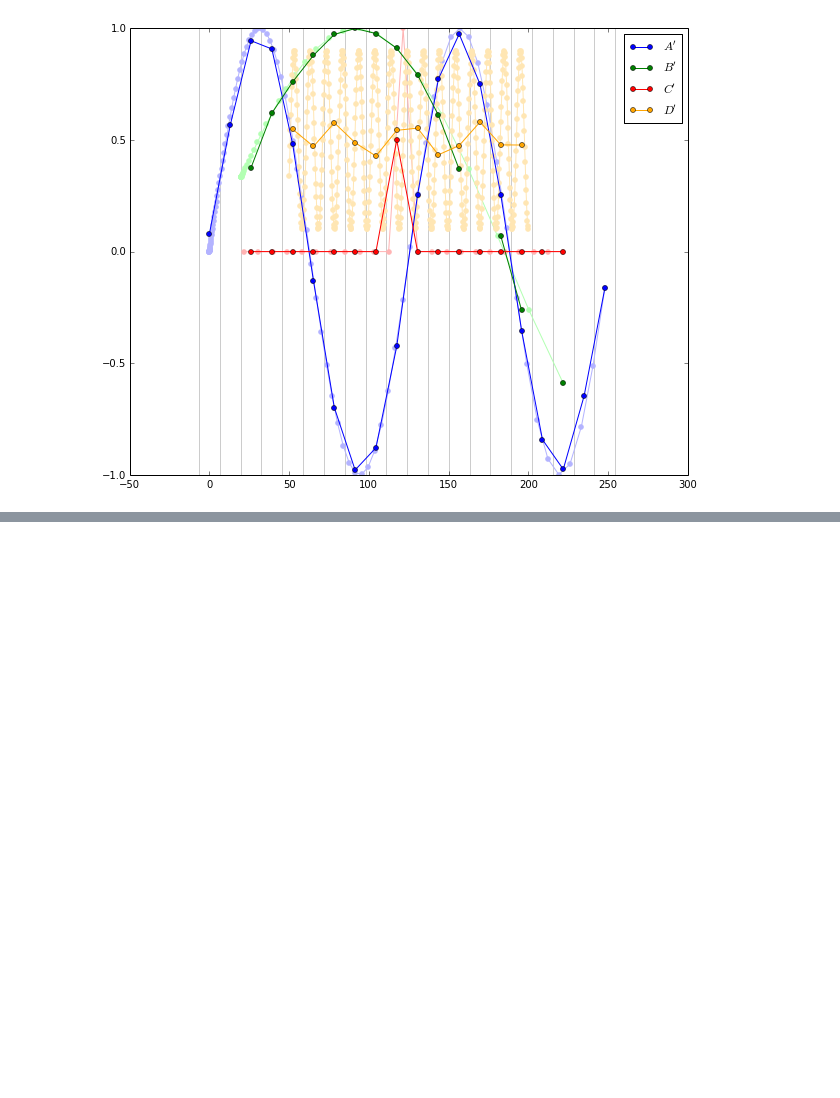
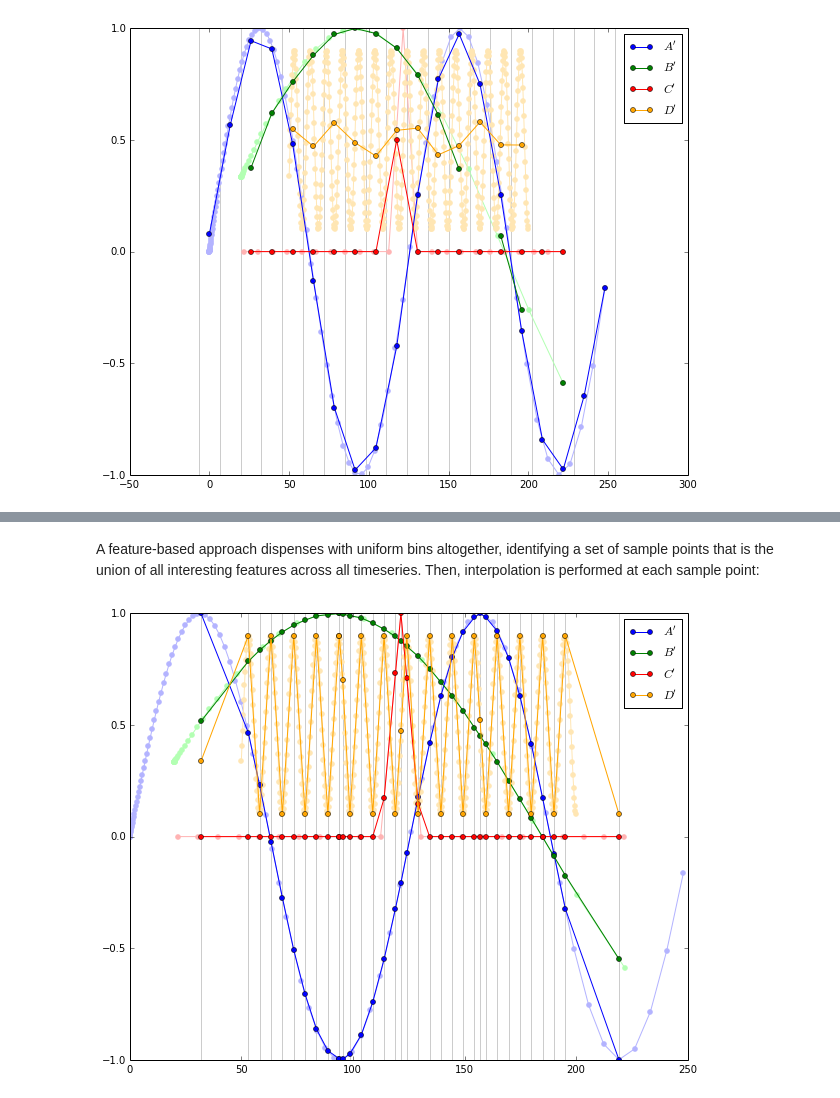
Before and after one commit to sandialabs/slycat, a Jupyter notebook: design/Rebinning.ipynb, the cells around one changed output, grey strips where cells are left out. Saved outputs shown, nothing was run; the diff lists cells and outputs as text; code cells hidden in the pictures; blank space fills up the shorter version.

Commit message:
Demonstrate an example of nonuniform feature-based sampling.

```diff
--- a/design/Rebinning.ipynb
+++ b/design/Rebinning.ipynb
@@ -114,0 +145,25 @@ pyplot.gcf().set_size_inches(10, 8)
+# %% [markdown]
+A feature-based approach dispenses with uniform bins altogether, identifying a set of sample points that is the union of all interesting features across all timeseries.  Then, interpolation is performed at each sample point:
+# %%
+import scipy.signal
+def features():
+    for times, values in [(a_times, a_values), (b_times, b_values), (c_times, c_values), (d_times, d_values)]:
+        yield times[scipy.signal.argrelmin(values)[0].astype("int32")]
+        yield times[scipy.signal.argrelmax(values)[0].astype("int32")]
+
+feature_times = numpy.sort(numpy.concatenate(list(features())))
+
+pyplot.vlines(feature_times, -1, 1, color=light_bin)
+pyplot.plot(a_times, a_values, "-o", color=light_a, markeredgecolor=light_a)
+pyplot.plot(b_times, b_values, "-o", color=light_b, markeredgecolor=light_b)
+pyplot.plot(c_times, c_values, "-o", color=light_c, markeredgecolor=light_c)
+pyplot.plot(d_times, d_values, "-o", color=light_d, markeredgecolor=light_d)
+
+pyplot.plot(feature_times, numpy.interp(feature_times, a_times, a_values), "-o", color=dark_a, label="$A'$")
+pyplot.plot(feature_times, numpy.interp(feature_times, b_times, b_values), "-o", color=dark_b, label="$B'$")
+pyplot.plot(feature_times, numpy.interp(feature_times, c_times, c_values), "-o", color=dark_c, label="$C'$")
+pyplot.plot(feature_times, numpy.interp(feature_times, d_times, d_values), "-o", color=dark_d, label="$D'$")
+pyplot.legend(loc="best")
+pyplot.gcf().set_size_inches(10, 8)
+# %% [output]
+[figure, added]
```
Also changed, not shown: parts of 2 cells of this notebook.
